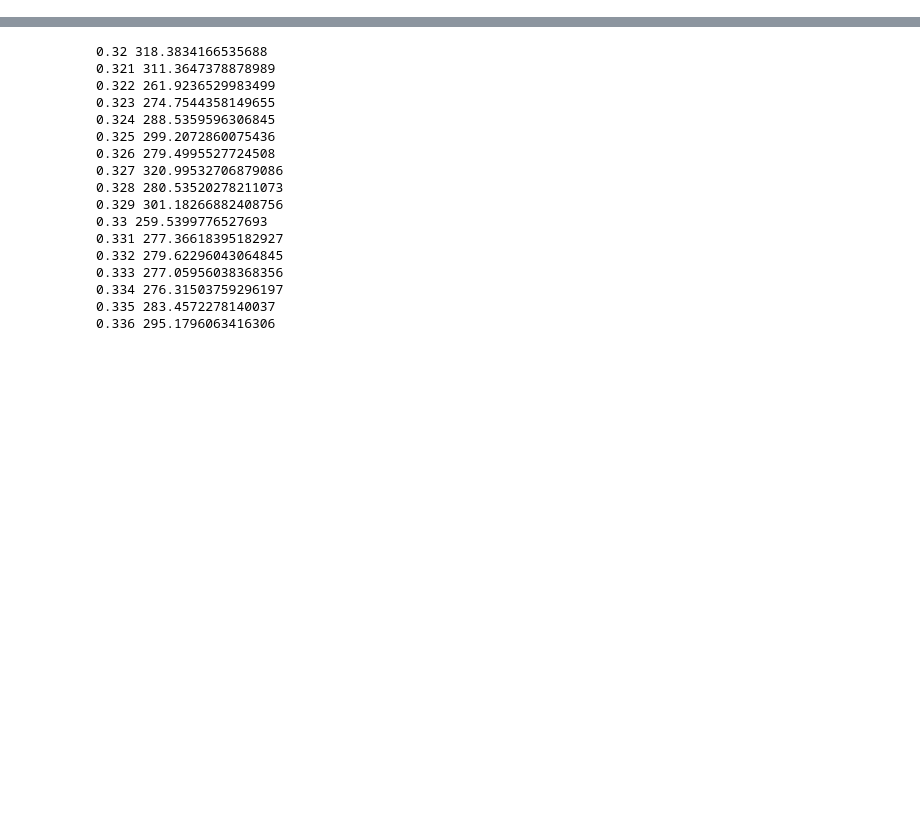
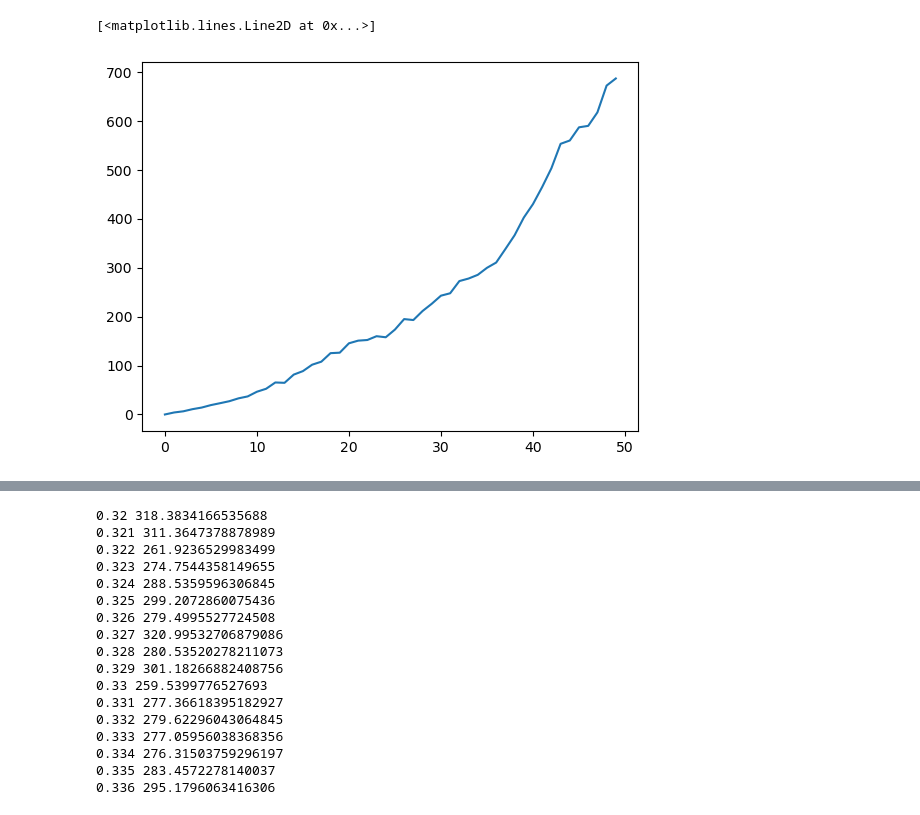
Before and after one commit to alireza-astane/Burridge_Knopoff_Model, a Jupyter notebook: NumericSolu.ipynb, the cells around one changed output, grey strips where cells are left out. Saved outputs shown, nothing was run; the diff lists cells and outputs as text; code cells hidden in the pictures; blank space fills up the shorter version.

```diff
--- a/NumericSolu.ipynb
+++ b/NumericSolu.ipynb
@@ -140,5 +154,7 @@ v = np.zeros(L,dtype=np.float32)
 t = 0
 # %%
 dataDic = {}
-for i in range(L):
+for i in range(1,L+1):
     dataDic[i] = []
+# %%
+run(x,v,t,1_000_000)
@@ -145,8 +179,8 @@ for i in range(L):
 # %%
 x,v,t,eventsSize,eventsBlocks,ls= run(x,v,t,1_000_000)
 # %%
-for j in range(100):
-    x,v,t,eventsSize,eventsBlocks,ls= run(x,v,t,10_000_000)
+for j in range(1000):
+    x,v,t,eventsSize,eventsBlocks,ls= run(x,v,t,1_000_000)
 
 
 
@@ -181,0 +258,11 @@ print(num)
+# %%
+means = np.zeros(L)
+vars = np.zeros(L)
+for i in range(1,L):
+    means[i] = np.mean(dataDic[i])
+    vars[i]=  np.var(dataDic[i])
+# %%
+plt.plot(np.arange(L),means)
+# %% [output]
+[<matplotlib.lines.Line2D at 0x...>]
+[figure, added]
```
Also changed, not shown: parts of 19 cells of this notebook, 4 other files.
